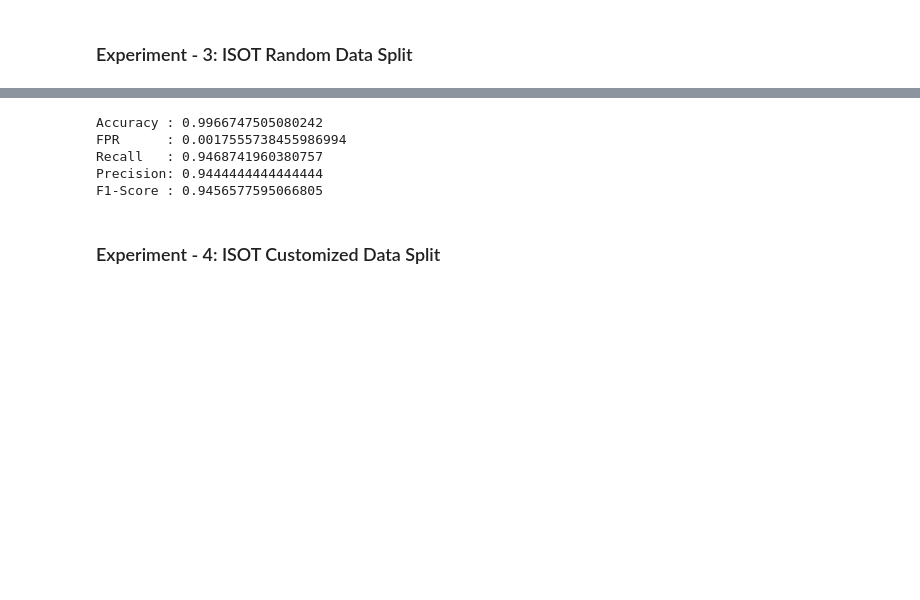
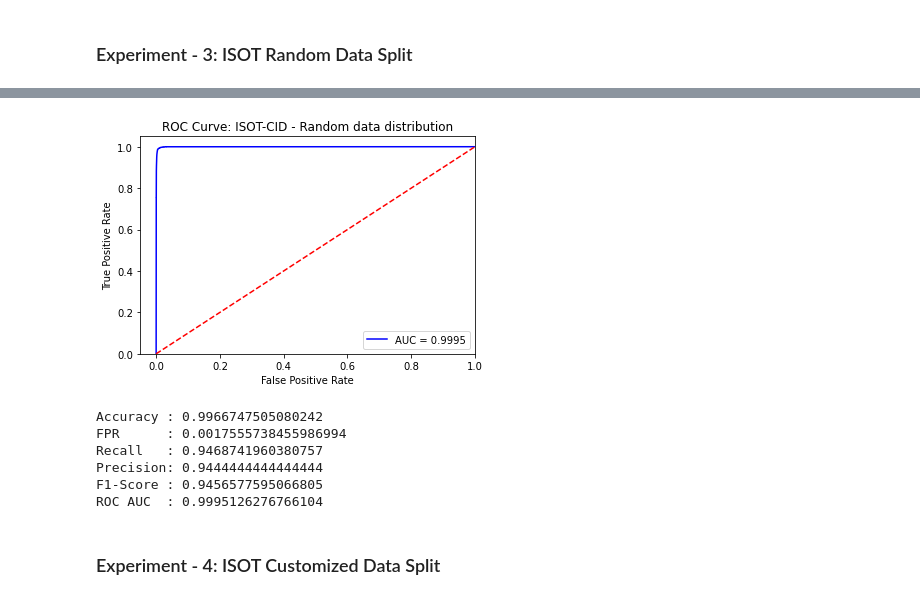
Before and after one commit to sreekanth025/Network-Intrusion-Detection, a Jupyter notebook: results/Analysis/Analysis.ipynb, the cells around one changed output, grey strips where cells are left out. Cells and saved outputs as stored; diff of their text form; code cells hidden in the pictures; blank space fills up the shorter version.

```diff
--- a/results/Analysis/Analysis.ipynb
+++ b/results/Analysis/Analysis.ipynb
@@ -269,14 +308,17 @@ Saving graphs for Attention values..
 # %%
 weights_file = '../../results/exp-3/weights/round-' + str(args.agent_data_splits - 1)  + '-weights.npy'
 net_3 = load_netowrk_weights(weights_file, args.isot_columns)
 
-print_metrics(net_3, x, y)
+# print_metrics(net_3, x, y)
+print_metrics_with_roc(net_3, x, y, 'ISOT-CID', 'Random')
 # %% [output]
+[figure, added]
 Accuracy : 0.9966747505080242
 FPR      : 0.0017555738455986994
 Recall   : 0.9468741960380757
 Precision: 0.9444444444444444
 F1-Score : 0.9456577595066805
+ROC AUC  : 0.9995126276766104
 # %% [markdown]
 ### Experiment - 4: ISOT Customized Data Split
 # %%
```
Also changed, not shown: parts of 6 cells of this notebook.
